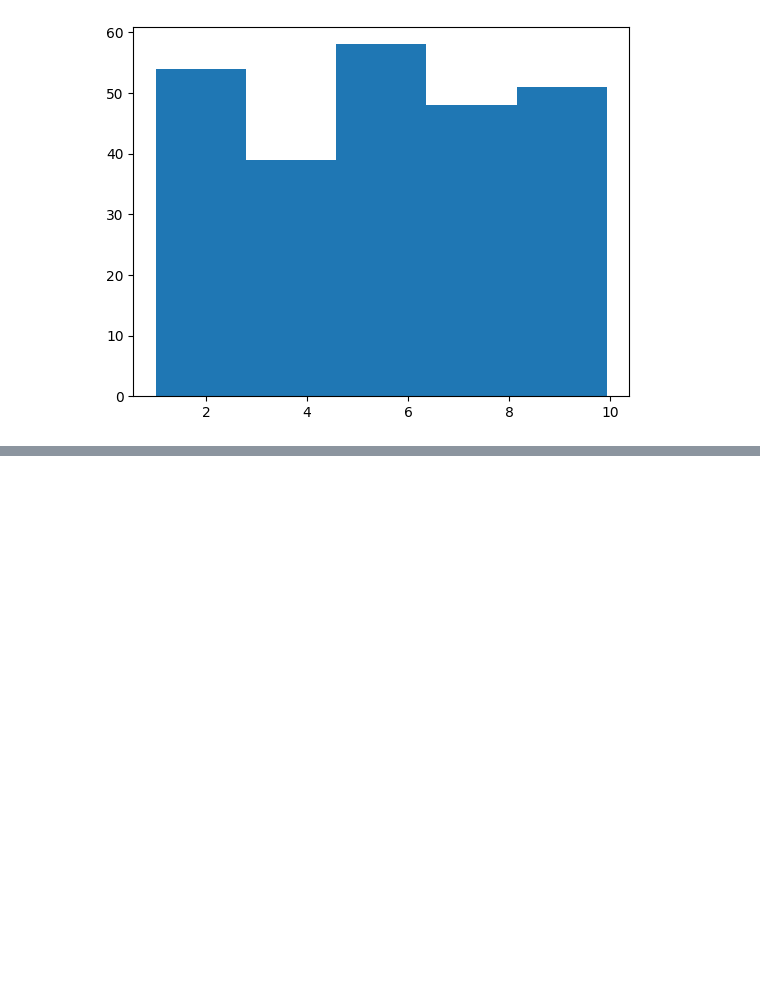
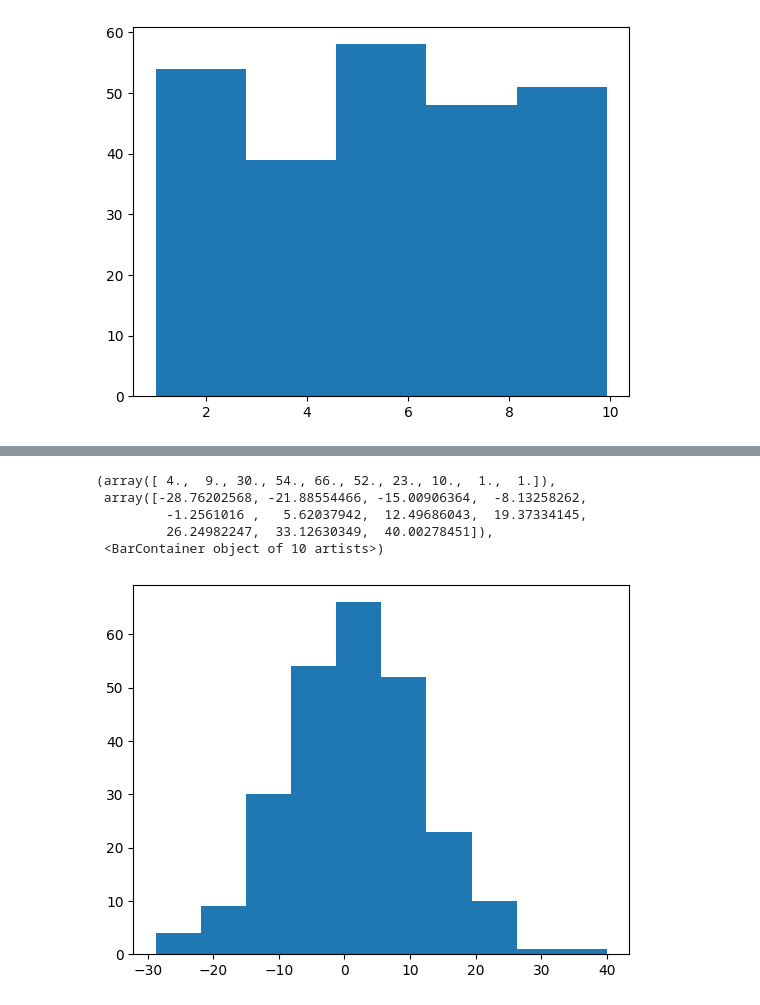
Before and after one commit to themysterysolver/ML-Learn, a Jupyter notebook: LEARNING/ML.ipynb, the cells around one changed output, grey strips where cells are left out. Cells and saved outputs as stored; diff of their text form; code cells hidden in the pictures; blank space fills up the shorter version.

```diff
--- a/LEARNING/ML.ipynb
+++ b/LEARNING/ML.ipynb
@@ -82,0 +98,10 @@ plt.show()
+# %%
+normalRandom=np.random.normal(1,10,250)
+plt.hist(normalRandom)
+# %% [output]
+(array([ 4.,  9., 30., 54., 66., 52., 23., 10.,  1.,  1.]),
+ array([-28.76202568, -21.88554466, -15.00906364,  -8.13258262,
+         -1.2561016 ,   5.62037942,  12.49686043,  19.37334145,
+         26.24982247,  33.12630349,  40.00278451]),
+ <BarContainer object of 10 artists>)
+[figure, added]
```
Also changed, not shown: parts of 4 cells of this notebook.
